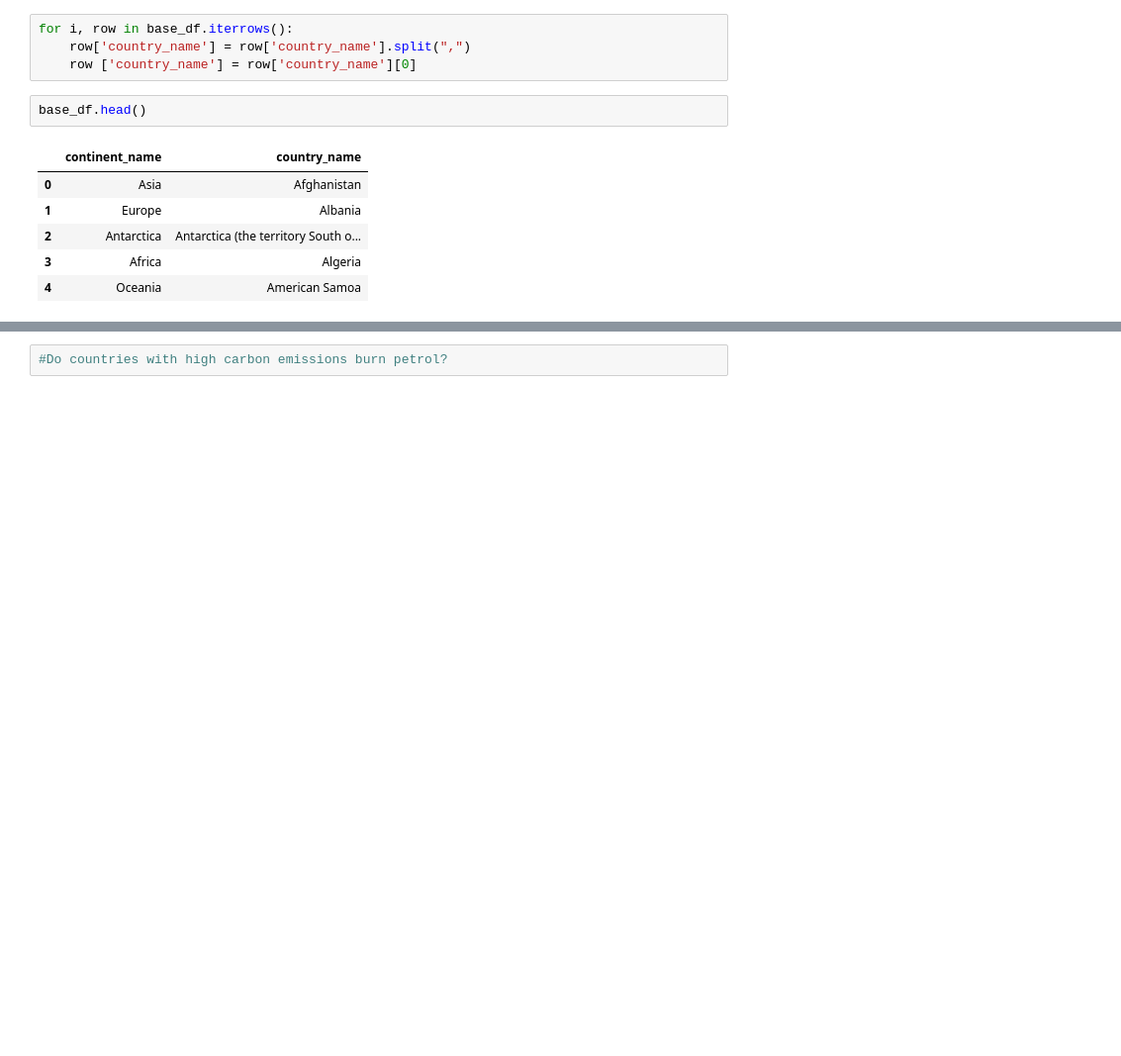
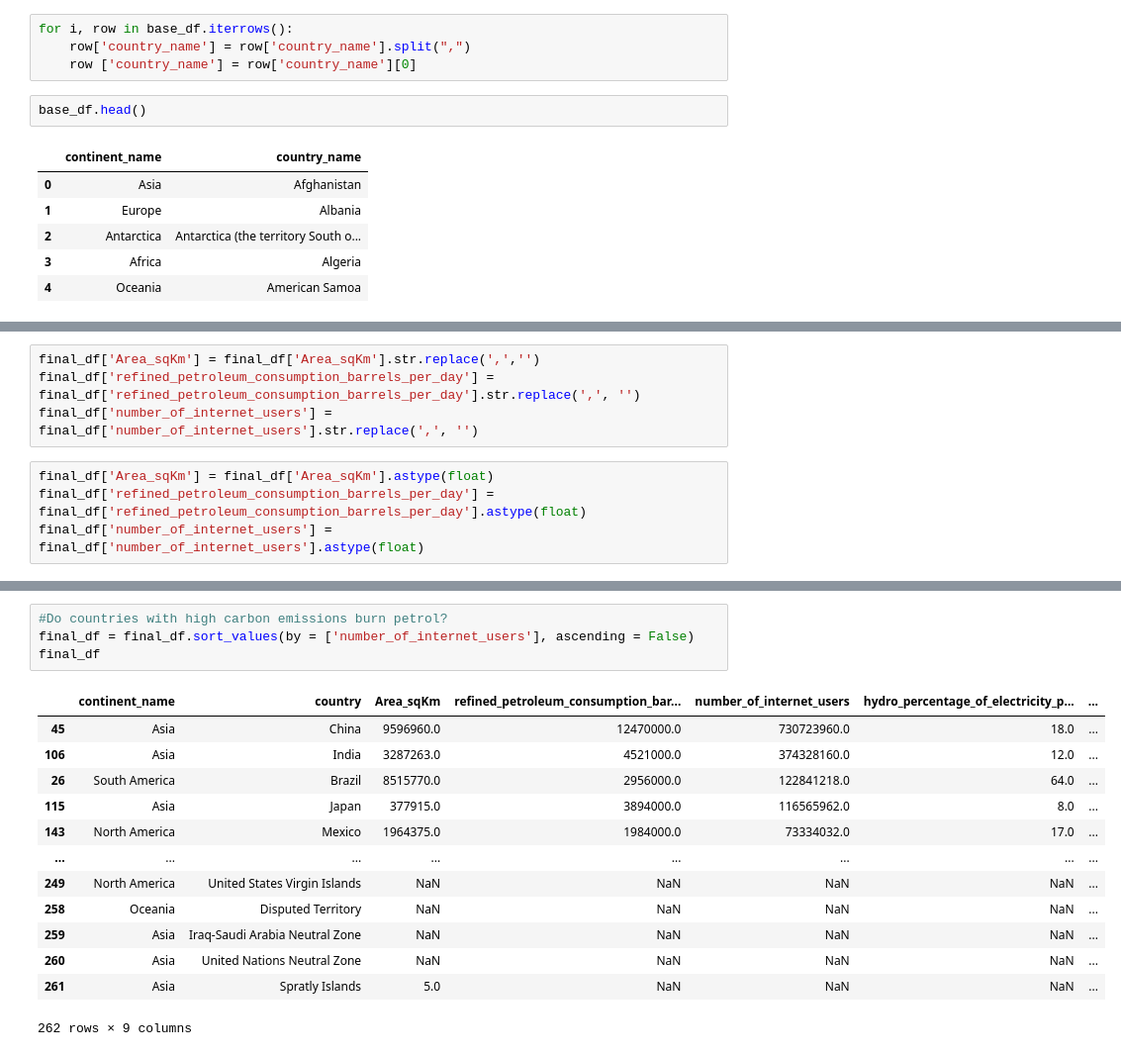
Before and after one commit to Silkways/CIA-Project, a Jupyter notebook: cia_notebook_gus.ipynb, the cells around one changed output, grey strips where cells are left out. Shown at 99% size. Drawn from its saved outputs; the diff is of its cells as text; blank space fills up the shorter version.

```diff
--- a/cia_notebook_gus.ipynb
+++ b/cia_notebook_gus.ipynb
@@ -119,0 +125,8 @@ final_df
+# %%
+final_df['Area_sqKm'] = final_df['Area_sqKm'].str.replace(',','')
+final_df['refined_petroleum_consumption_barrels_per_day'] = final_df['refined_petroleum_consumption_barrels_per_day'].str.replace(',', '')
+final_df['number_of_internet_users'] = final_df['number_of_internet_users'].str.replace(',', '')
+# %%
+final_df['Area_sqKm'] = final_df['Area_sqKm'].astype(float)
+final_df['refined_petroleum_consumption_barrels_per_day'] = final_df['refined_petroleum_consumption_barrels_per_day'].astype(float)
+final_df['number_of_internet_users'] = final_df['number_of_internet_users'].astype(float)
@@ -120,2 +150,18 @@ final_df
 # %%
 #Do countries with high carbon emissions burn petrol?
+final_df = final_df.sort_values(by = ['number_of_internet_users'], ascending = False)
+final_df
+# %% [output]
+|  | continent_name | country | Area_sqKm | refined_petroleum_consumption_bar... | number_of_internet_users | hydro_percentage_of_electricity_p... | ... |
+| 45 | Asia | China | 9596960.0 | 12470000.0 | 730723960.0 | 18.0 | ... |
+| 106 | Asia | India | 3287263.0 | 4521000.0 | 374328160.0 | 12.0 | ... |
+| 26 | South America | Brazil | 8515770.0 | 2956000.0 | 122841218.0 | 64.0 | ... |
+| 115 | Asia | Japan | 377915.0 | 3894000.0 | 116565962.0 | 8.0 | ... |
+| 143 | North America | Mexico | 1964375.0 | 1984000.0 | 73334032.0 | 17.0 | ... |
+| ... | ... | ... | ... | ... | ... | ... | ... |
+| 249 | North America | United States Virgin Islands | NaN | NaN | NaN | NaN | ... |
+| 258 | Oceania | Disputed Territory | NaN | NaN | NaN | NaN | ... |
+| 259 | Asia | Iraq-Saudi Arabia Neutral Zone | NaN | NaN | NaN | NaN | ... |
+| 260 | Asia | United Nations Neutral Zone | NaN | NaN | NaN | NaN | ... |
+| 261 | Asia | Spratly Islands | 5.0 | NaN | NaN | NaN | ... |
+262 rows × 9 columns
```
Also changed, not shown: parts of 6 cells of this notebook.
